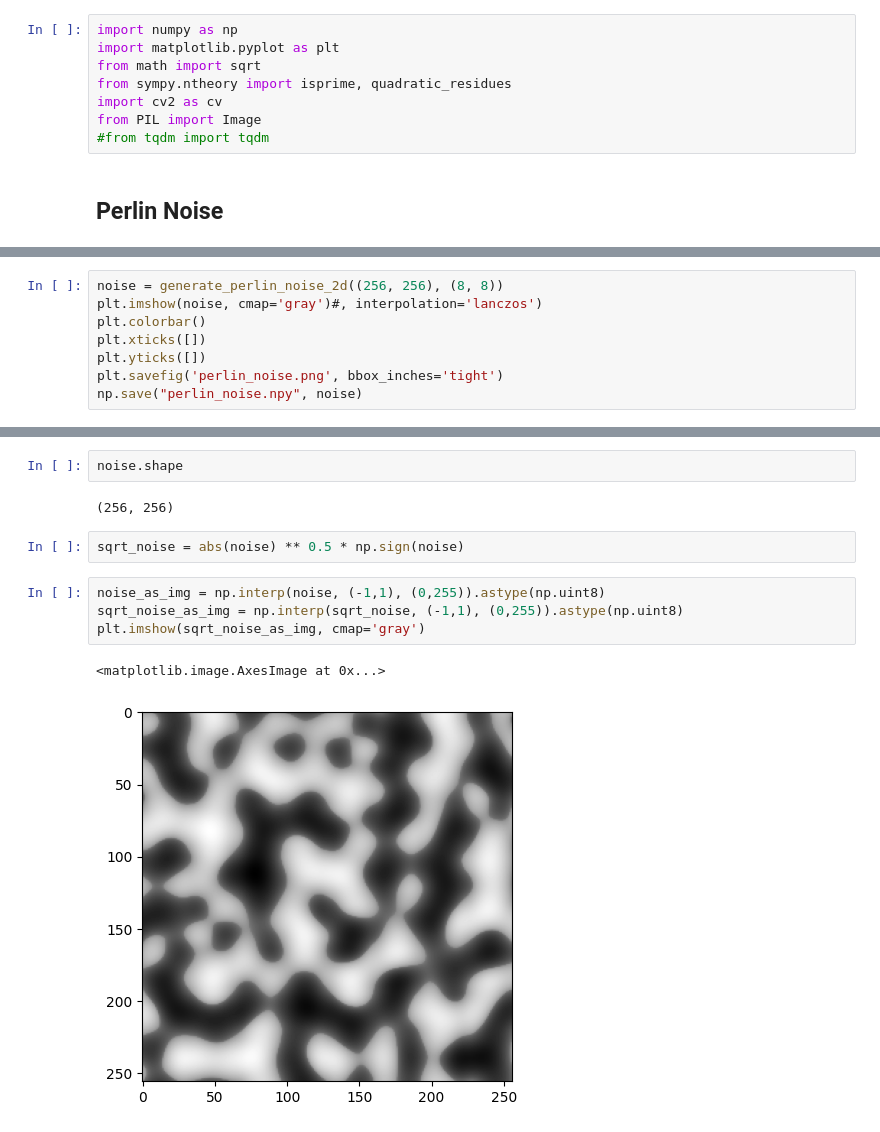
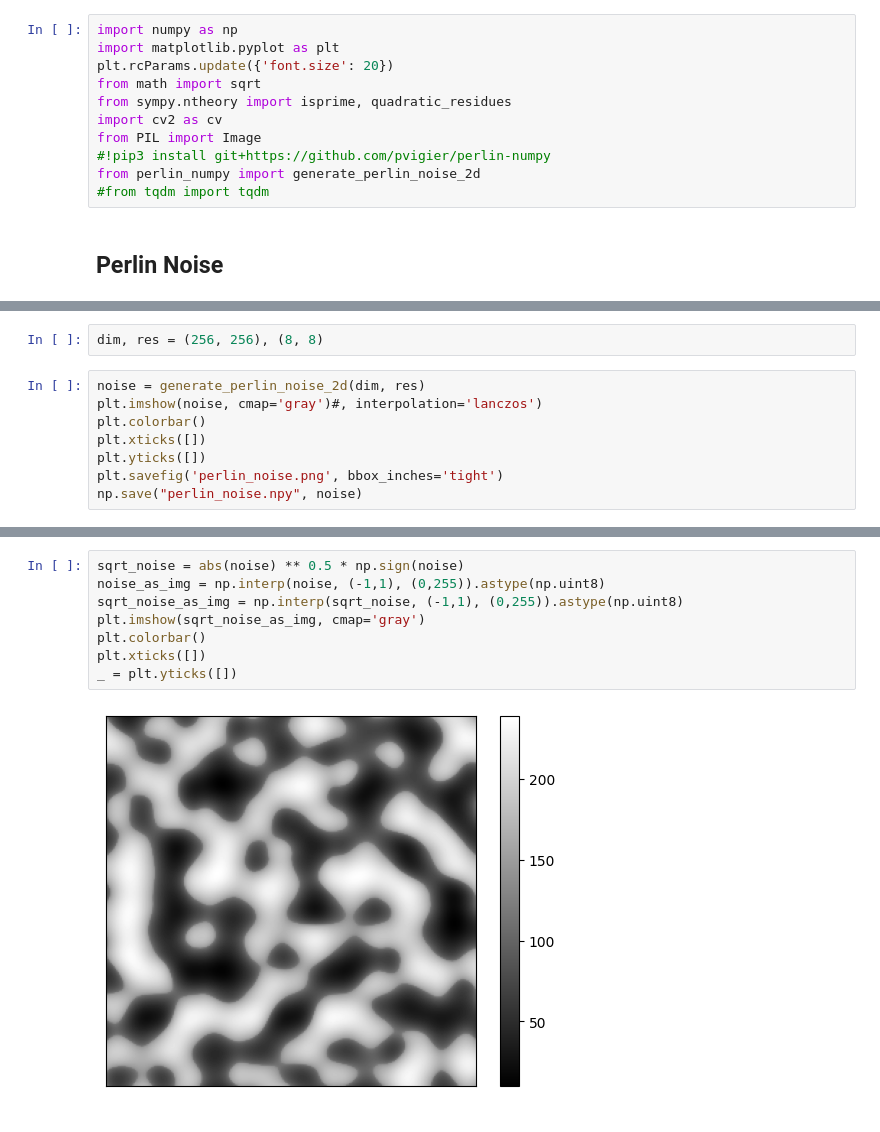
Before and after one commit to LCAV/LenslessPiCam, a Jupyter notebook: masks/PhlatCam/phlatcam-test.ipynb, the cells around one changed output, grey strips where cells are left out. Drawn from its saved outputs; the diff is of its cells as text.

```diff
--- a/masks/PhlatCam/phlatcam-test.ipynb
+++ b/masks/PhlatCam/phlatcam-test.ipynb
@@ -1,10 +1,13 @@
 # %%
 import numpy as np
 import matplotlib.pyplot as plt
+plt.rcParams.update({'font.size': 20})
 from math import sqrt
 from sympy.ntheory import isprime, quadratic_residues
 import cv2 as cv
 from PIL import Image
+#!pip3 install git+https://github.com/pvigier/perlin-numpy
+from perlin_numpy import generate_perlin_noise_2d
 #from tqdm import tqdm
 # %% [markdown]
 ## Perlin Noise
@@ -29,5 +14,7 @@ from perlin_numpy import generate_perlin_noise_2d
+# %%
+dim, res = (256, 256), (8, 8)
 # %%
-noise = generate_perlin_noise_2d((256, 256), (8, 8))
+noise = generate_perlin_noise_2d(dim, res)
 plt.imshow(noise, cmap='gray')#, interpolation='lanczos')
 plt.colorbar()
 plt.xticks([])
@@ -57,16 +26,13 @@ np.save("perlin_minus_abs.npy", 1-abs(noise))
-# %%
-noise.shape
-# %% [output]
-(256, 256)
-# %%
-sqrt_noise = abs(noise) ** 0.5 * np.sign(noise)
 # %%
+sqrt_noise = abs(noise) ** 0.5 * np.sign(noise)
 noise_as_img = np.interp(noise, (-1,1), (0,255)).astype(np.uint8)
 sqrt_noise_as_img = np.interp(sqrt_noise, (-1,1), (0,255)).astype(np.uint8)
 plt.imshow(sqrt_noise_as_img, cmap='gray')
+plt.colorbar()
+plt.xticks([])
+_ = plt.yticks([])
 # %% [output]
-<matplotlib.image.AxesImage at 0x...>
-[figure, old version]
+[figure, new version]
 # %%
 edges = cv.Canny(sqrt_noise_as_img,0,255)
 np.save('edges.npy', edges)
```
Also changed, not shown: parts of 6 cells of this notebook, 18 other files.
